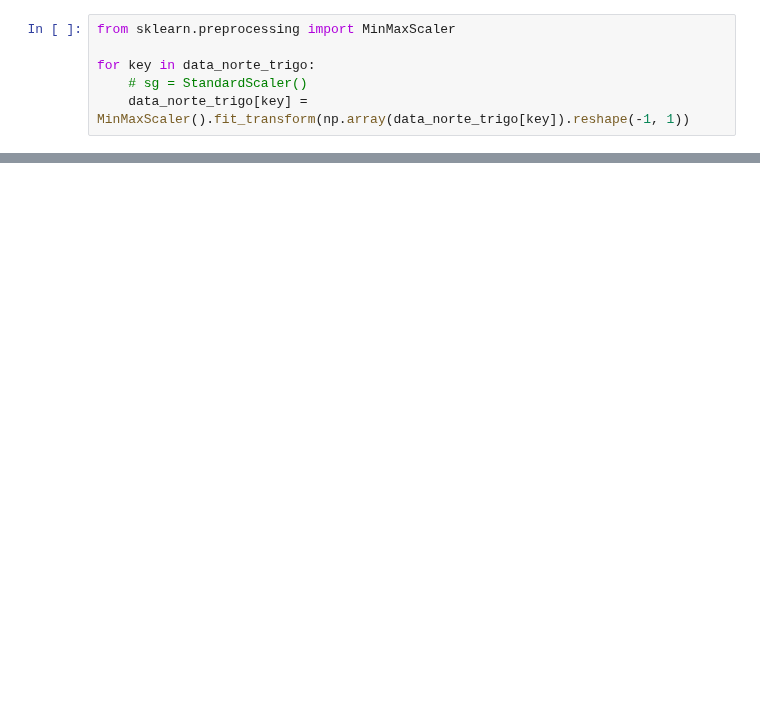
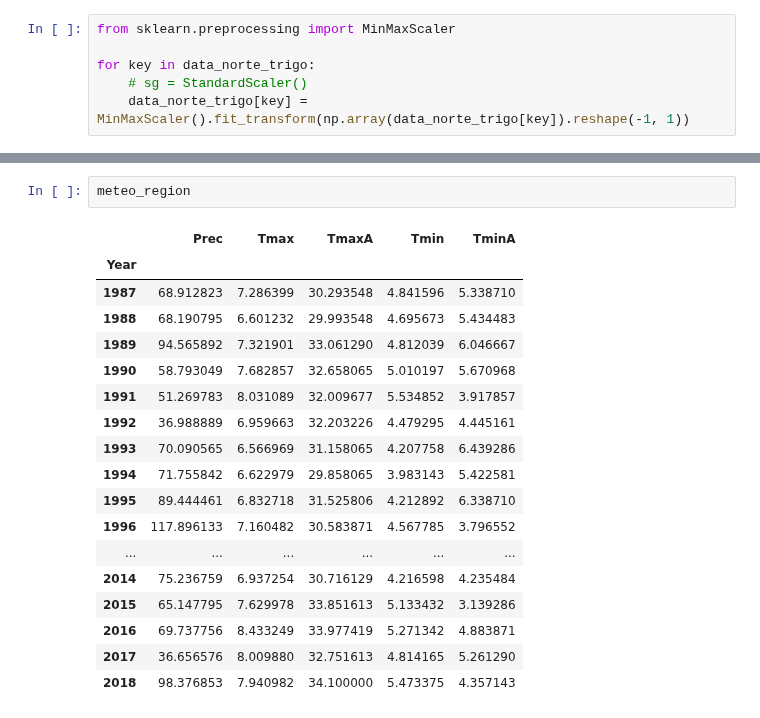
Before and after one commit to JoaoAnt42/FAA_TitanicSpace, a Jupyter notebook: FCD.ipynb, the cells around one changed output, grey strips where cells are left out. Saved outputs shown, nothing was run; the diff lists cells and outputs as text; blank space fills up the shorter version.

```diff
--- a/FCD.ipynb
+++ b/FCD.ipynb
@@ -456,0 +461,21 @@ plt.show()
+# %%
+meteo_region
+# %% [output]
+|  | Prec | Tmax | TmaxA | Tmin | TminA |
+| Year |  |  |  |  |  |
+| 1987 | 68.912823 | 7.286399 | 30.293548 | 4.841596 | 5.338710 |
+| 1988 | 68.190795 | 6.601232 | 29.993548 | 4.695673 | 5.434483 |
+| 1989 | 94.565892 | 7.321901 | 33.061290 | 4.812039 | 6.046667 |
+| 1990 | 58.793049 | 7.682857 | 32.658065 | 5.010197 | 5.670968 |
+| 1991 | 51.269783 | 8.031089 | 32.009677 | 5.534852 | 3.917857 |
+| 1992 | 36.988889 | 6.959663 | 32.203226 | 4.479295 | 4.445161 |
+| 1993 | 70.090565 | 6.566969 | 31.158065 | 4.207758 | 6.439286 |
+| 1994 | 71.755842 | 6.622979 | 29.858065 | 3.983143 | 5.422581 |
+| 1995 | 89.444461 | 6.832718 | 31.525806 | 4.212892 | 6.338710 |
+| 1996 | 117.896133 | 7.160482 | 30.583871 | 4.567785 | 3.796552 |
+| ... | ... | ... | ... | ... | ... |
+| 2014 | 75.236759 | 6.937254 | 30.716129 | 4.216598 | 4.235484 |
+| 2015 | 65.147795 | 7.629978 | 33.851613 | 5.133432 | 3.139286 |
+| 2016 | 69.737756 | 8.433249 | 33.977419 | 5.271342 | 4.883871 |
+| 2017 | 36.656576 | 8.009880 | 32.751613 | 4.814165 | 5.261290 |
+| 2018 | 98.376853 | 7.940982 | 34.100000 | 5.473375 | 4.357143 |
```
Also changed, not shown: parts of 13 cells of this notebook.
